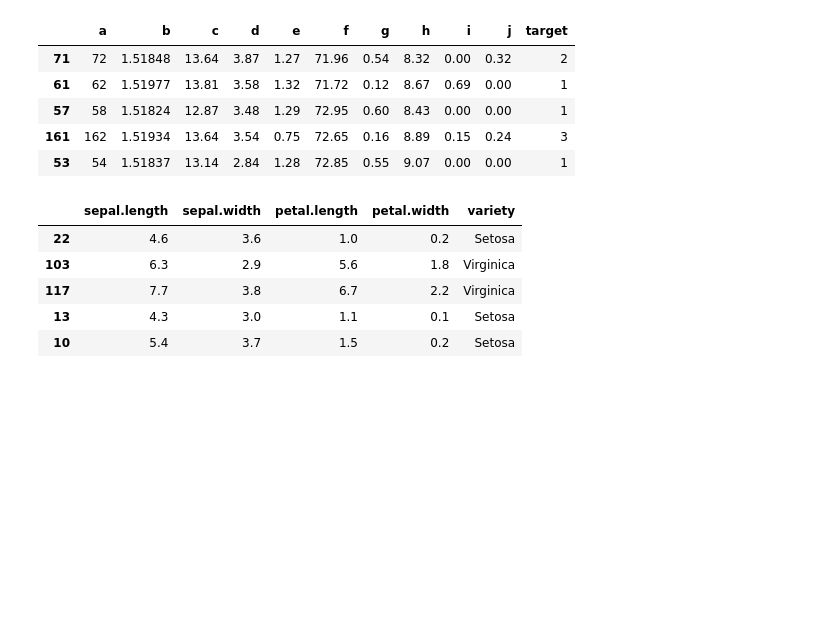
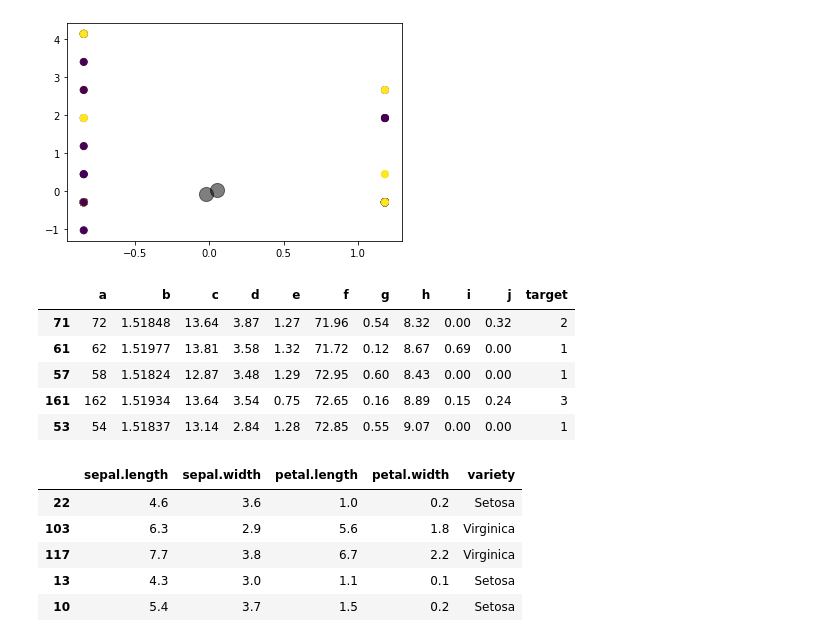
Before and after one commit to JuniorClementino/Algoritmos-de-Aprendizado-de-Maquina, a Jupyter notebook: Iris_Glass/all_models_clustering.ipynb, the cells around one changed output. Cells and saved outputs as stored; diff of their text form; code cells hidden in the pictures; blank space fills up the shorter version.

```diff
--- a/Iris_Glass/all_models_clustering.ipynb
+++ b/Iris_Glass/all_models_clustering.ipynb
@@ -24,3 +58,13 @@ Glass: (214, 11)
+# %%
+kmeans = KMeans(n_clusters=2)
+kmeans.fit(data_ins.iloc[:200,1:])
+centers = kmeans.cluster_centers_
+y_kmeans = kmeans.predict(data_ins.iloc[:200,1:])
+# %%
+plt.scatter(data_ins.iloc[:200, 5], data_ins.iloc[:200, 6], c=y_kmeans, s=50, cmap='viridis')
+plt.scatter(centers[:, 3], centers[:, 4], c='black', s=200, alpha=0.5);
+# %% [output]
+[figure, added]
 # %%
 data_glass = shuffle(data_glass)
 data_glass.head()
```
Also changed, not shown: parts of 4 cells of this notebook, 3 other files.
